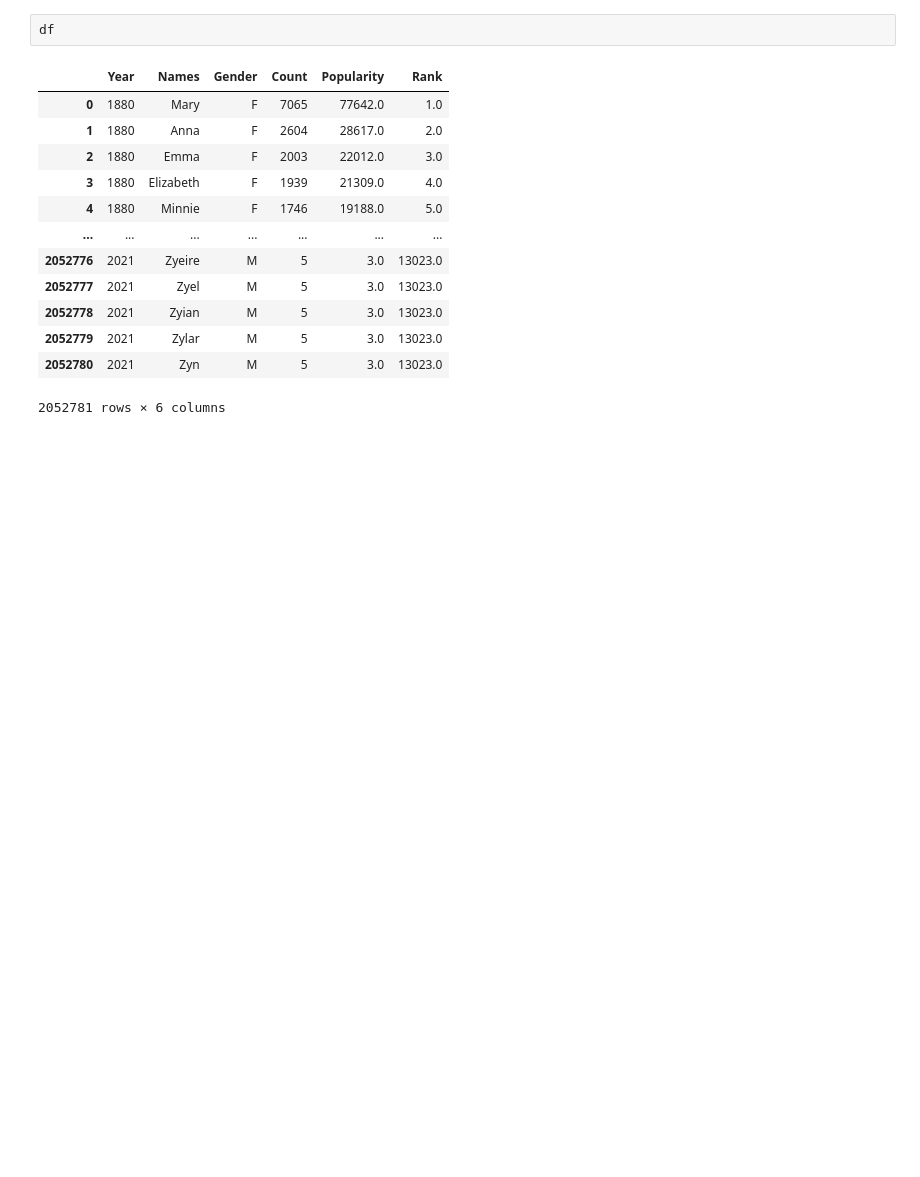
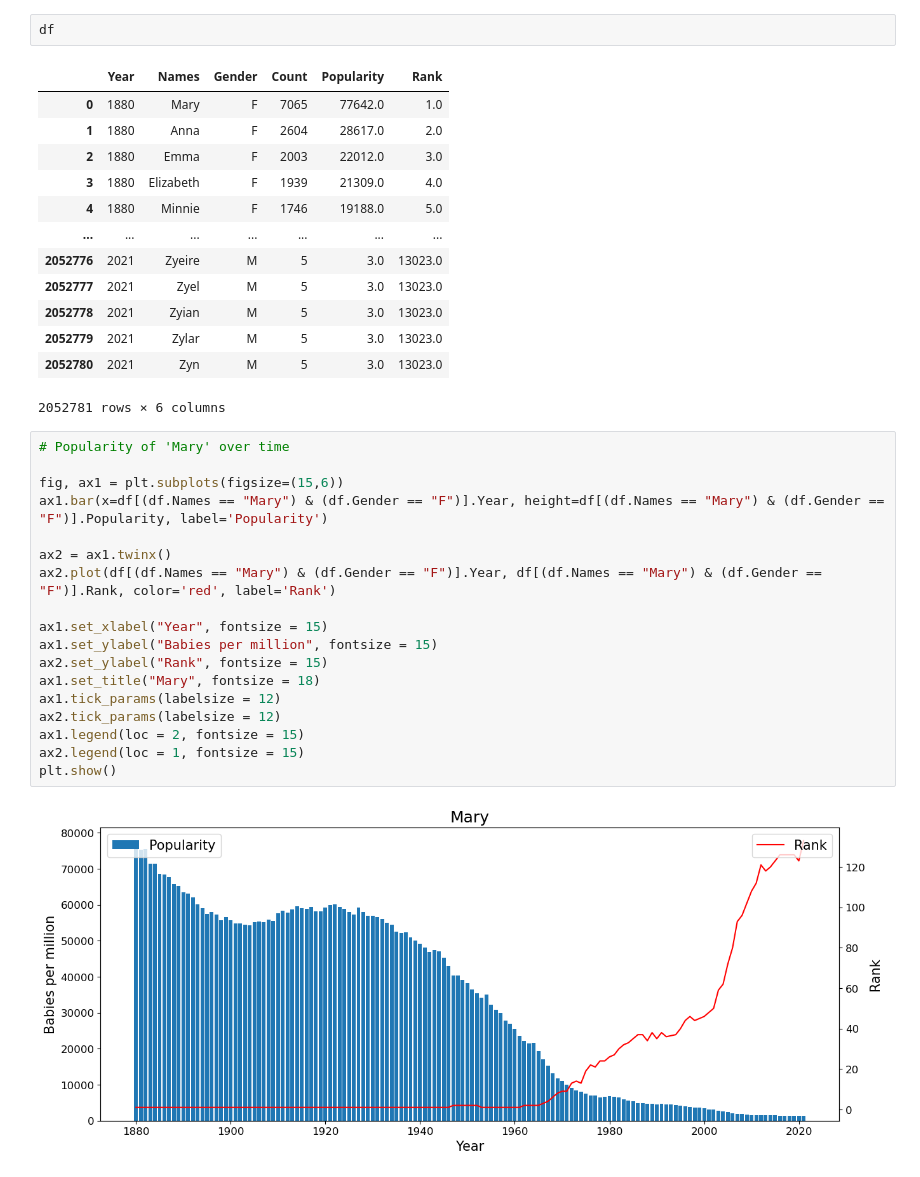
Before and after one commit to RochaErik/X-US-Baby-Names, a Jupyter notebook: EDA.ipynb, the cells around one changed output. Drawn from its saved outputs; the diff is of its cells as text; blank space fills up the shorter version.

Commit message:
Visualizing names trends

```diff
--- a/EDA.ipynb
+++ b/EDA.ipynb
@@ -514,3 +514,23 @@ df
 | 2052779 | 2021 | Zylar | M | 5 | 3.0 | 13023.0 |
 | 2052780 | 2021 | Zyn | M | 5 | 3.0 | 13023.0 |
 2052781 rows × 6 columns
+# %%
+# Popularity of 'Mary' over time
+
+fig, ax1 = plt.subplots(figsize=(15,6))
+ax1.bar(x=df[(df.Names == "Mary") & (df.Gender == "F")].Year, height=df[(df.Names == "Mary") & (df.Gender == "F")].Popularity, label='Popularity')
+
+ax2 = ax1.twinx()
+ax2.plot(df[(df.Names == "Mary") & (df.Gender == "F")].Year, df[(df.Names == "Mary") & (df.Gender == "F")].Rank, color='red', label='Rank')
+
+ax1.set_xlabel("Year", fontsize = 15)
+ax1.set_ylabel("Babies per million", fontsize = 15)
+ax2.set_ylabel("Rank", fontsize = 15)
+ax1.set_title("Mary", fontsize = 18)
+ax1.tick_params(labelsize = 12)
+ax2.tick_params(labelsize = 12)
+ax1.legend(loc = 2, fontsize = 15)
+ax2.legend(loc = 1, fontsize = 15)
+plt.show()
+# %% [output]
+[figure, added]
```
Also changed, not shown: parts of 2 cells of this notebook.
